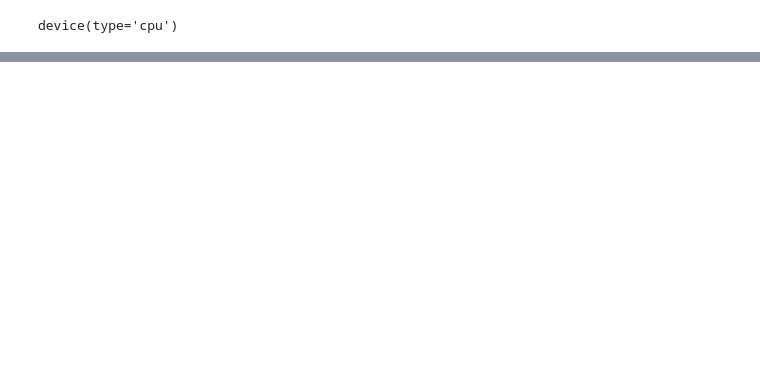
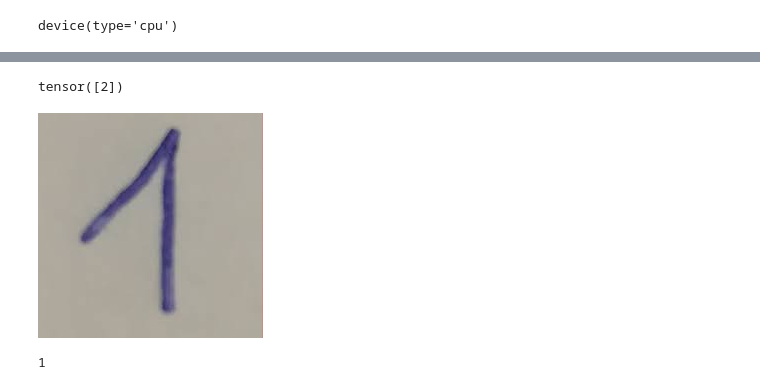
Before and after one commit to navalmor/digit-recognition, a Jupyter notebook: Image recognition.ipynb, the cells around one changed output, grey strips where cells are left out. Saved outputs shown, nothing was run; the diff lists cells and outputs as text; code cells hidden in the pictures; blank space fills up the shorter version.

Commit message:
define image prediction class

```diff
--- a/Image recognition.ipynb
+++ b/Image recognition.ipynb
@@ -145,3 +160,7 @@ Test set: Average loss: 0.0149, Accuracy 9742/10000 (97%
 device
 # %% [output]
 device(type='cpu')
+# %%
+def make_prediction(X):
+    logit = model(X).argmax(dim=1)
+    return logit
@@ -147,0 +173,15 @@ device(type='cpu')
+# %%
+from torch.utils.data import dataset
+from torchvision import datasets, transforms
+from PIL import Image
+import matplotlib.pyplot as plt
+
+data_transform = transforms.Compose([
+    transforms.Grayscale(),
+    transforms.Resize(size=(28,28)),
+    transforms.ToTensor()
+])
+
+img = Image.open('/Users/navalmor/Desktop/Image Recognition/two.jpeg')
+transformed_img = data_transform(img)
+transformed_img.shape
@@ -147,0 +195,26 @@ device(type='cpu')
+# %%
+make_prediction(transformed_img)
+# %% [output]
+tensor([2])
+# %%
+class ImagePredictionModel():
+    def __init__(self, image_path):
+        self.image_path = image_path
+        self.img = Image.open(self.image_path)
+        self.tensor = data_transform(self.img)
+
+    def img_show(self):
+        return self.img
+
+    def show_prediction(self):
+        return make_prediction(self.tensor)
+# %%
+a = ImagePredictionModel('/Users/navalmor/Desktop/one.jpeg')
+# %%
+a.img_show()
+# %% [output]
+[figure, added]
+# %%
+a.show_prediction().item()
+# %% [output]
+1
```
Also changed, not shown: parts of 6 cells of this notebook, 8 other files.
